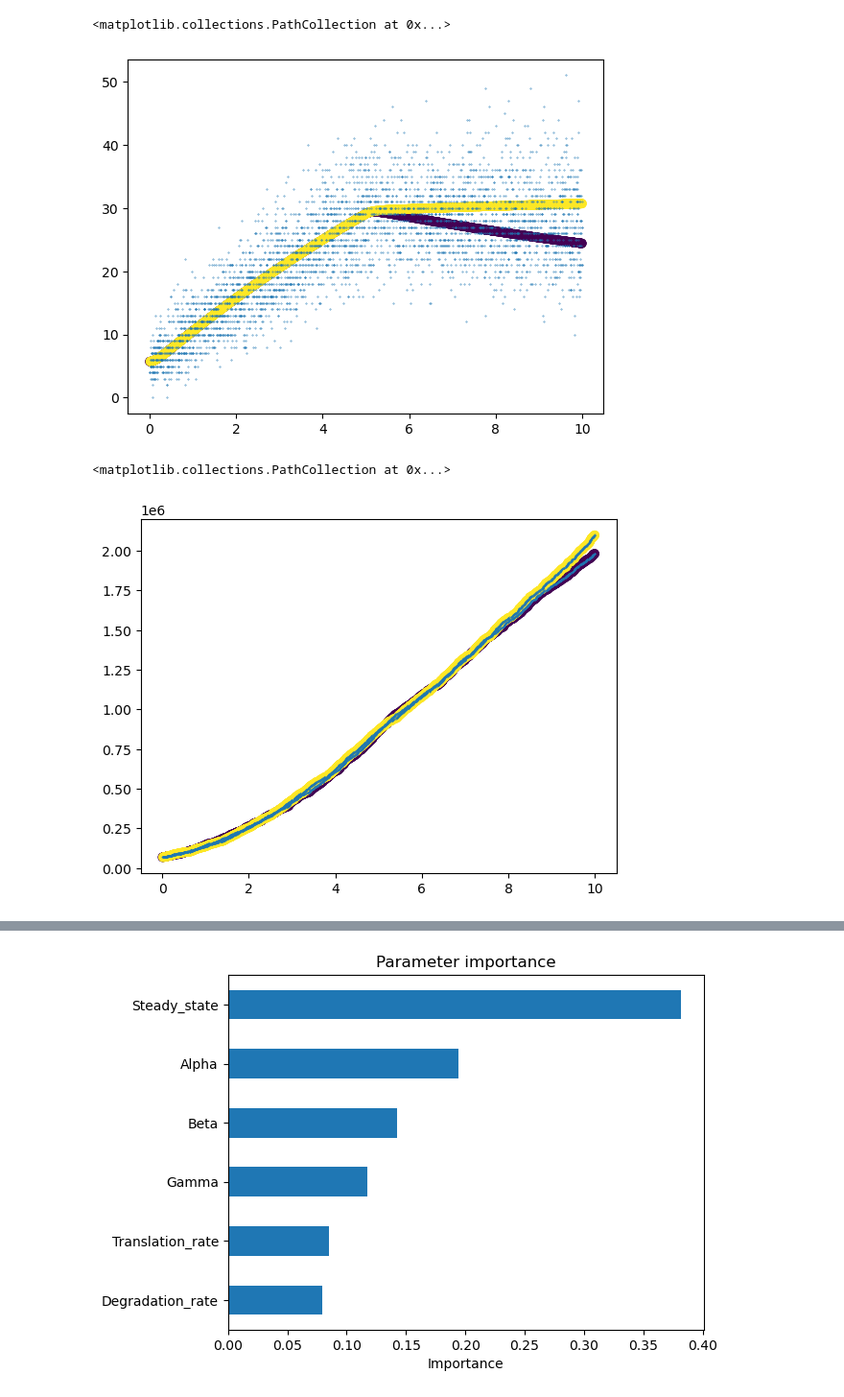
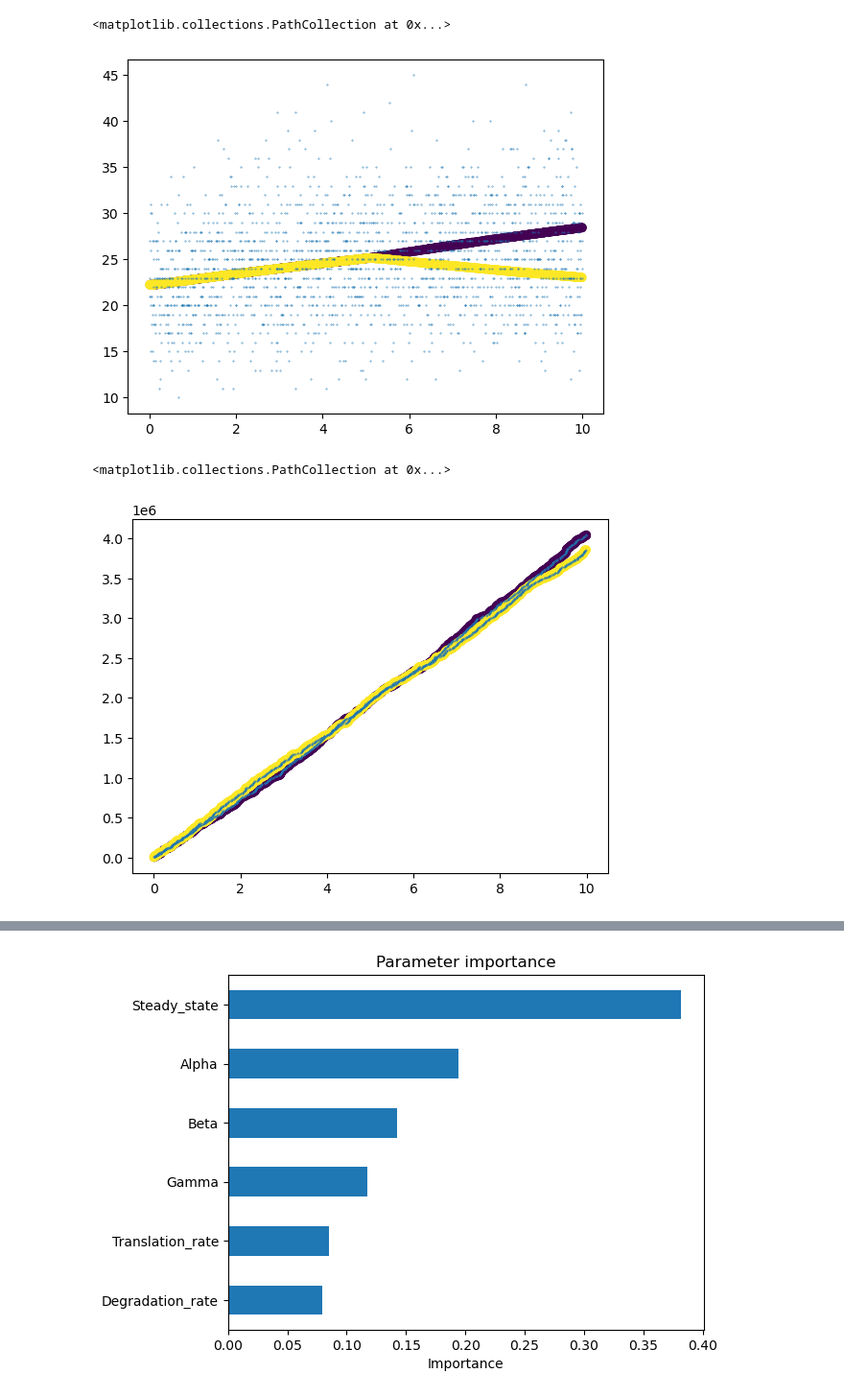
Before and after one commit to reliscu/chronocell_simulations, a Jupyter notebook: simulate_data.ipynb, the cells around one changed output, grey strips where cells are left out. Shown at 96% size. Saved outputs shown, nothing was run; the diff lists cells and outputs as text; code cells hidden in the pictures.

```diff
--- a/simulate_data.ipynb
+++ b/simulate_data.ipynb
@@ -49,8 +49,8 @@ deg_rate_sd = 1.5
 # %%
 # Simulate data
 
-n = 2000 # No. cells per lineage
-p = 500 # No. genes
+n = 1000 # No. cells per lineage
+p = 200 # No. genes
 topo = np.array([[0, 1, 2], [0, 1, 3]])
 tau = (0, 5, 10)
 
@@ -77,16 +61,16 @@ array([[1.84604095e-01, 6.50297495e-01, 1.30105656e+00, 9.98757503e-01,
 # %%
-idx = 33
+idx = 1
 plt.scatter(true_t, Y[:, idx, 1], c=true_l)
 plt.scatter(true_t, Y_observed[:, idx, 1], s=.1)
 # %% [output]
 <matplotlib.collections.PathCollection at 0x...>
-[figure, old version]
+[figure, new version]
 # %%
 plt.scatter(true_t, P[:,idx], c=true_l)
 plt.scatter(true_t, P_observed[:,idx], s=.1)
 # %% [output]
 <matplotlib.collections.PathCollection at 0x...>
-[figure, old version]
+[figure, new version]
 # %%
 l = 0
 theta_l = np.concatenate((theta[:,topo[l]], theta[:,-2:]), axis=1)
```
Also changed, not shown: parts of 4 cells of this notebook, 1 other file.
